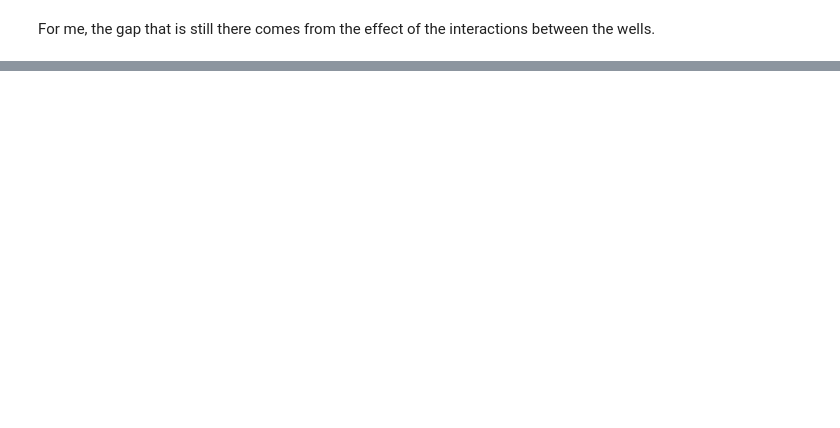
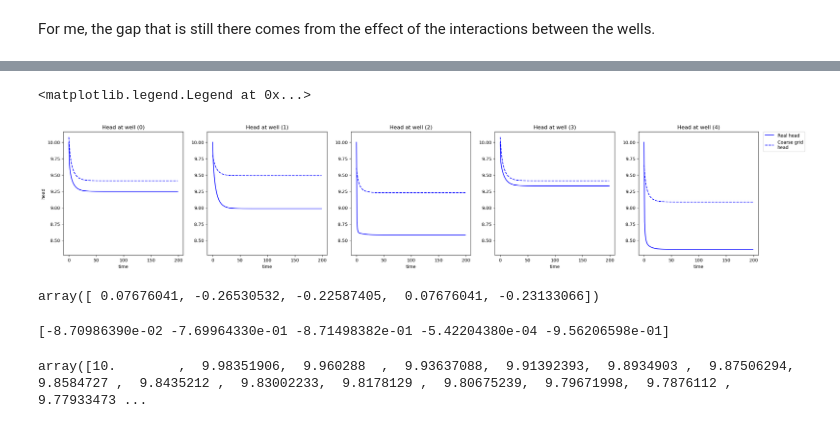
Before and after one commit to leonardchanfreau/RHG_GroundWater, a Jupyter notebook: test_averaging.ipynb, the cells around one changed output, grey strips where cells are left out. Cells and saved outputs as stored; diff of their text form; code cells hidden in the pictures; blank space fills up the shorter version.

```diff
--- a/test_averaging.ipynb
+++ b/test_averaging.ipynb
@@ -406,0 +503,12 @@ c_u * data['q_rates'][0,-1]*2*data['q_rates'][0,-1]*2, c_u * data['q_rates'][1,-
+# %%
+model_copy = copy.deepcopy(model)
+def compute_augmented_cost(u: np.ndarray) -> np.ndarray:
+    cost = np.zeros((model_copy.n_agent, 1))
+    for v in range(model_copy.n_agent):
+        input_indices = np.nonzero(model_copy.well_to_cell[:,model_copy.well_to_agent==v].T)[1]
+        cost[v] = (-model_copy.extraction_cost[v] * (model_copy.initial_state[input_indices] -\
+            model_copy.state[input_indices]) * u[model_copy.well_to_agent==v] + \
+                model_copy.production_profit[v] * u[model_copy.well_to_agent==v] +\
+                    (C_u @ model_copy.input_to_well.T @ u)[model_copy.well_to_agent==v] * u[model_copy.well_to_agent==v]).sum()
+    return cost
+model_copy.compute_cost = compute_augmented_cost
@@ -406,0 +585,32 @@ c_u * data['q_rates'][0,-1]*2*data['q_rates'][0,-1]*2, c_u * data['q_rates'][1,-
+# %%
+data = np.load("run_data/run_20250528-160218/result_data.npz")
+# %%
+# Display corrected heads evolution
+correction = C_u @ model_copy.input_to_well.T @ data['q_rates']
+fig_h = plt.figure(figsize=(25+3,5))
+ax_h = None
+for ii in range(5):
+    ax_h = fig_h.add_subplot(1, 5, ii+1, sharey=ax_h)
+    ttl = f"Head at well ({ii})"
+    ax_h.set_title(ttl)
+    ax_h.set_xlabel("time")
+    if ii == 0:
+        ax_h.set_ylabel("head")
+    ax_h.plot(data['h_wells'][ii, :], "b-", label="Real head")
+    ax_h.plot(data['avg_h_wells'][ii, :] + correction[ii,:], "b--", label="Coarse grid\nhead")
+ax_h.legend(bbox_to_anchor=(1.04, 1), loc="upper left", borderaxespad=0)
+# %% [output]
+<matplotlib.legend.Legend at 0x...>
+[figure, added]
+# %%
+correction[:,-1]
+# %% [output]
+array([ 0.07676041, -0.26530532, -0.22587405,  0.07676041, -0.23133066])
+# %%
+print(data['h_wells'][:, -1] - data['avg_h_wells'][:, -1])
+# %% [output]
+[-8.70986390e-02 -7.69964330e-01 -8.71498382e-01 -5.42204380e-04 -9.56206598e-01]
+# %%
+head[:, -1, well_pos[ii], :].flatten()
+# %% [output]
+array([10.        ,  9.98351906,  9.960288  ,  9.93637088,  9.91392393,  9.8934903 ,  9.87506294,  9.8584727 ,  9.8435212 ,  9.83002233,  9.8178129 ,  9.80675239,  9.79671998,  9.7876112 ,  9.77933473 ...
```
Also changed, not shown: parts of 60 cells of this notebook, 6 other files.
